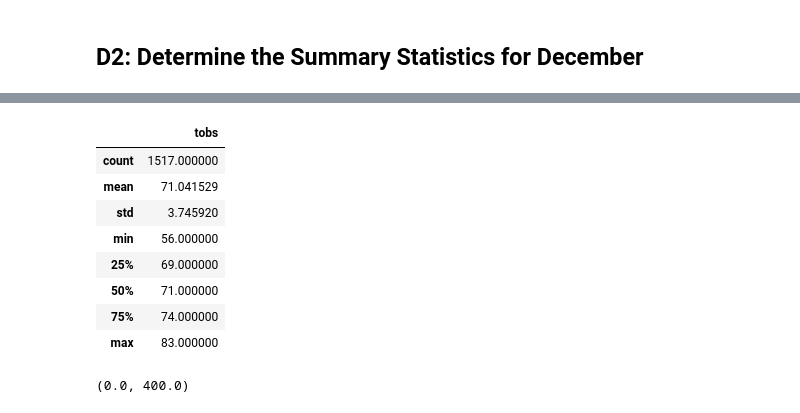
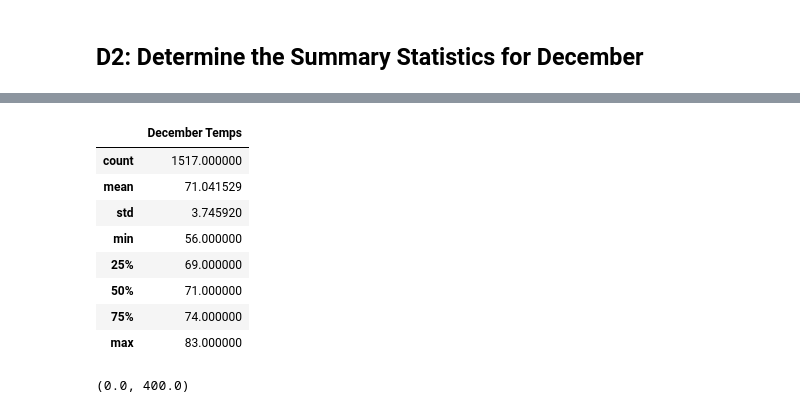
Before and after one commit to abramscris/surfs_up, a Jupyter notebook: SurfsUp_Challenge.ipynb, the cells around one changed output, grey strips where cells are left out. Saved outputs shown, nothing was run; the diff lists cells and outputs as text; code cells hidden in the pictures.

```diff
--- a/SurfsUp_Challenge.ipynb
+++ b/SurfsUp_Challenge.ipynb
@@ -92,6 +60,5 @@ june_temp_df.describe()
 ## D2: Determine the Summary Statistics for December
 # %%
 # 6. Write a query that filters the Measurement table to retrieve the temperatures for the month of December.
-# printed out the date to verify accuracy of the list
-dec_date_temp = session.query(Measurement.date, Measurement.tobs).filter(extract('month', Measurement.date) == 12).all()
-print(dec_date_temp)
+december = session.query(Measurement.date, Measurement.tobs).\
+filter(extract('month',Measurement.date) ==12).all()
@@ -100,4 +65,3 @@ print(dec_date_temp)
 # %%
 # 7. Convert the December temperatures to a list.
-dec_temp = session.query(Measurement.tobs).filter(extract('month', Measurement.date) == 12).all()
-print(dec_temp)
+dectemp = list((december))
@@ -106,4 +68,4 @@ print(dec_temp)
 # %%
 # 8. Create a DataFrame from the list of temperatures for the month of December.
-dec_temp_df = pd.DataFrame(dec_temp)
-print(dec_temp_df)
+dec_df = pd.DataFrame(dectemp,columns=['date','December Temps'])
+dec_df.set_index(dec_df['date'], inplace=True)
@@ -125,8 +72,8 @@ print(dec_temp_df)
 # %%
 # 9. Calculate and print out the summary statistics for the Decemeber temperature DataFrame.
-dec_temp_df.describe()
+dec_df.describe()
 # %% [output]
-|  | tobs |
+|  | December Temps |
 | count | 1517.000000 |
 | mean | 71.041529 |
 | std | 3.745920 |
```
Also changed, not shown: parts of 10 cells of this notebook, 2 other files.
